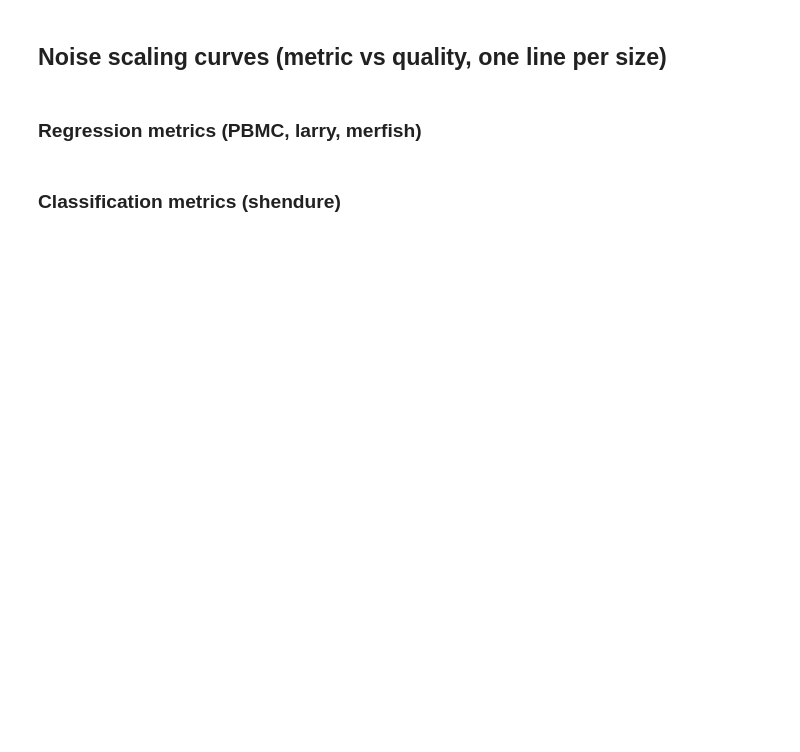
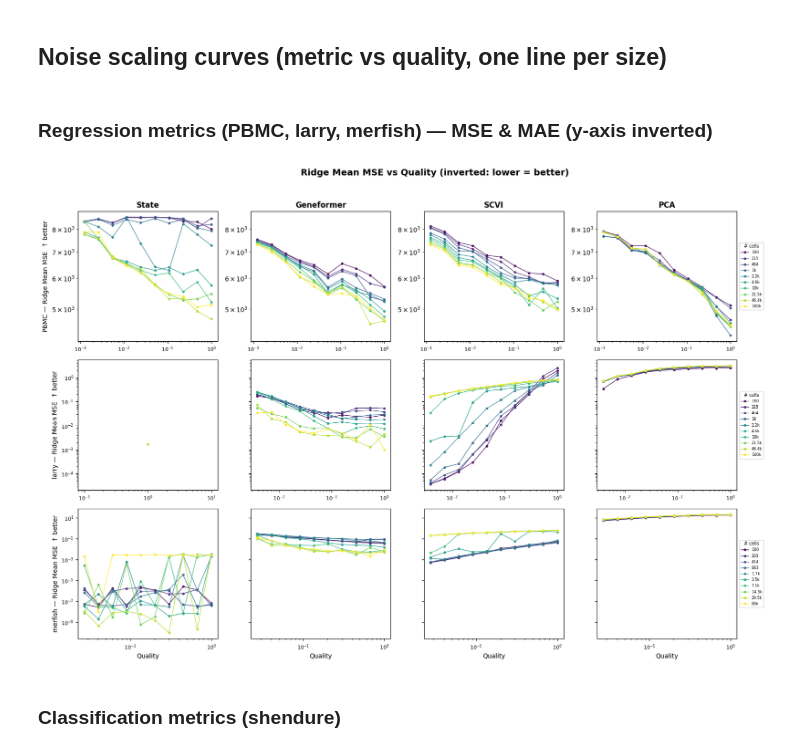
Before and after one commit to igor-sadalski/Scaling-up-measurement-noise-scaling-laws, a Jupyter notebook: analysis/2026-04-15_15-30_plot_linear_probe_scaling_curves.ipynb, the cells around one changed output. Cells and saved outputs as stored; diff of their text form; code cells hidden in the pictures; blank space fills up the shorter version.

Commit message:
Rename and refactor loss scaling and linear probe analysis scripts
Co-Authored-By: Claude Opus 4.6 (1M context) <noreply@anthropic.com>

```diff
--- a/analysis/2026-04-15_15-30_plot_linear_probe_scaling_curves.ipynb
+++ b/analysis/2026-04-15_15-30_plot_linear_probe_scaling_curves.ipynb
@@ -116,6 +135,8 @@ df.head()
 # %% [markdown]
 ## Noise scaling curves (metric vs quality, one line per size)
 # %%
+import matplotlib.ticker as mticker
+
 DS_ORDER = ['PBMC', 'larry', 'merfish', 'shendure']
 
 # Map dataset -> list of (metric_col, display_label) to plot
@@ -137,9 +158,13 @@ def _fmt_size(sz):
     return str(sz)
 
 
-def plot_scaling_curves(df, metric_col, metric_label, ds_order=DS_ORDER, algo_order=ALGO_ORDER):
+def plot_scaling_curves(df, metric_col, metric_label, ds_order=DS_ORDER, algo_order=ALGO_ORDER,
+                        lower_is_better=False, pct=False):
     """One figure: rows=datasets, cols=algorithms. X=quality, lines=sizes.
-    Each dataset row gets its own colormap range and legend. Log-log axes."""
+    Each dataset row gets its own colormap range and legend.
+    - Log-log axes by default.
+    - If lower_is_better=True, invert y-axis so "improving" always goes up.
+    - If pct=True, use linear y-axis with percentage labels (for [0,1] metrics)."""
     datasets = [d for d in ds_order if d in df['dataset'].unique() and metric_col in df.columns]
     datasets = [d for d in datasets if df[(df['dataset'] == d)][metric_col].notna().any()]
     algorithms = [a for a in algo_order if a in df['algorithm'].unique()]
@@ -175,16 +200,23 @@ def plot_scaling_curves(df, metric_col, metric_label, ds_order=DS_ORDER, algo_or
                 for sz in sorted(sub['size'].unique()):
                     color = cmap(norm(sz))
                     sz_df = sub[sub['size'] == sz].sort_values('quality')
-                    ax.plot(sz_df['quality'], sz_df[metric_col],
+                    y = sz_df[metric_col] * 100 if pct else sz_df[metric_col]
+                    ax.plot(sz_df['quality'], y,
                             marker='o', markersize=3, linewidth=1, color=color, alpha=0.85,
                             label=_fmt_size(sz))
 
             ax.set_xscale('log')
-            ax.set_yscale('log')
+            if pct:
+                ax.yaxis.set_major_formatter(mticker.FuncFormatter(lambda v, _: f'{v:.0f}%'))
+            else:
+                ax.set_yscale('log')
+            if lower_is_better:
+                ax.invert_yaxis()
             if i == n_rows - 1:
                 ax.set_xlabel('Quality', fontsize=10)
             if j == 0:
-                ax.set_ylabel(f'{ds} — {metric_label}', fontsize=10)
+                arrow = '  \u2191 better' if lower_is_better else ''
+                ax.set_ylabel(f'{ds} — {metric_label}{arrow}', fontsize=10)
             if i == 0:
                 ax.set_title(algo, fontsize=12, fontweight='bold')
             ax.tick_params(labelsize=8)
@@ -200,28 +232,27 @@ def plot_scaling_curves(df, metric_col, metric_label, ds_order=DS_ORDER, algo_or
                            bbox_to_anchor=(1.02, 0.5), borderaxespad=0,
                            frameon=True, framealpha=0.8)
 
-    fig.suptitle(f'{metric_label} vs Quality (log-log)', fontsize=14, fontweight='bold')
+    subtitle = ' (inverted: lower = better)' if lower_is_better else ''
+    fig.suptitle(f'{metric_label} vs Quality{subtitle}', fontsize=14, fontweight='bold')
     fig.tight_layout(rect=[0, 0.01, 0.92, 0.96])
     plt.show()
     return fig
-# %% [markdown]
-### Regression metrics (PBMC, larry, merfish)
 # %%
+# (metric_col, display_label, lower_is_better, pct)
 REGRESSION_METRICS_DISPLAY = [
-    ('ridge_mean_r2', 'Ridge Mean R²'),
-    ('ridge_mean_mse', 'Ridge Mean MSE'),
-    ('ridge_mean_mae', 'Ridge Mean MAE'),
+    ('ridge_mean_mse', 'Ridge Mean MSE', True, False),
 ]
 CLASSIFICATION_METRICS_DISPLAY = [
-    ('knn_accuracy', 'KNN Accuracy'),
-    ('knn_macro_f1', 'KNN Macro F1'),
-    ('logreg_accuracy', 'LogReg Accuracy'),
-    ('logreg_macro_f1', 'LogReg Macro F1'),
+    ('logreg_accuracy', 'LogReg Accuracy', False, False),
 ]
-# %%
-for metric_col, metric_label in REGRESSION_METRICS_DISPLAY:
-    plot_scaling_curves(df, metric_col, metric_label,
-                        ds_order=['PBMC', 'larry', 'merfish'])
+# %% [markdown]
+### Regression metrics (PBMC, larry, merfish) — MSE & MAE (y-axis inverted)
+# %%
+for metric_col, metric_label, lib, pct in REGRESSION_METRICS_DISPLAY:
+    plot_scaling_curves(df, metric_col, metric_label,
+                        ds_order=['PBMC', 'larry', 'merfish'], lower_is_better=lib, pct=pct)
+# %% [output]
+[figure, added]
 # %% [markdown]
 ### Classification metrics (shendure)
 # %%
```
Also changed, not shown: parts of 4 cells of this notebook, 7 other files.
